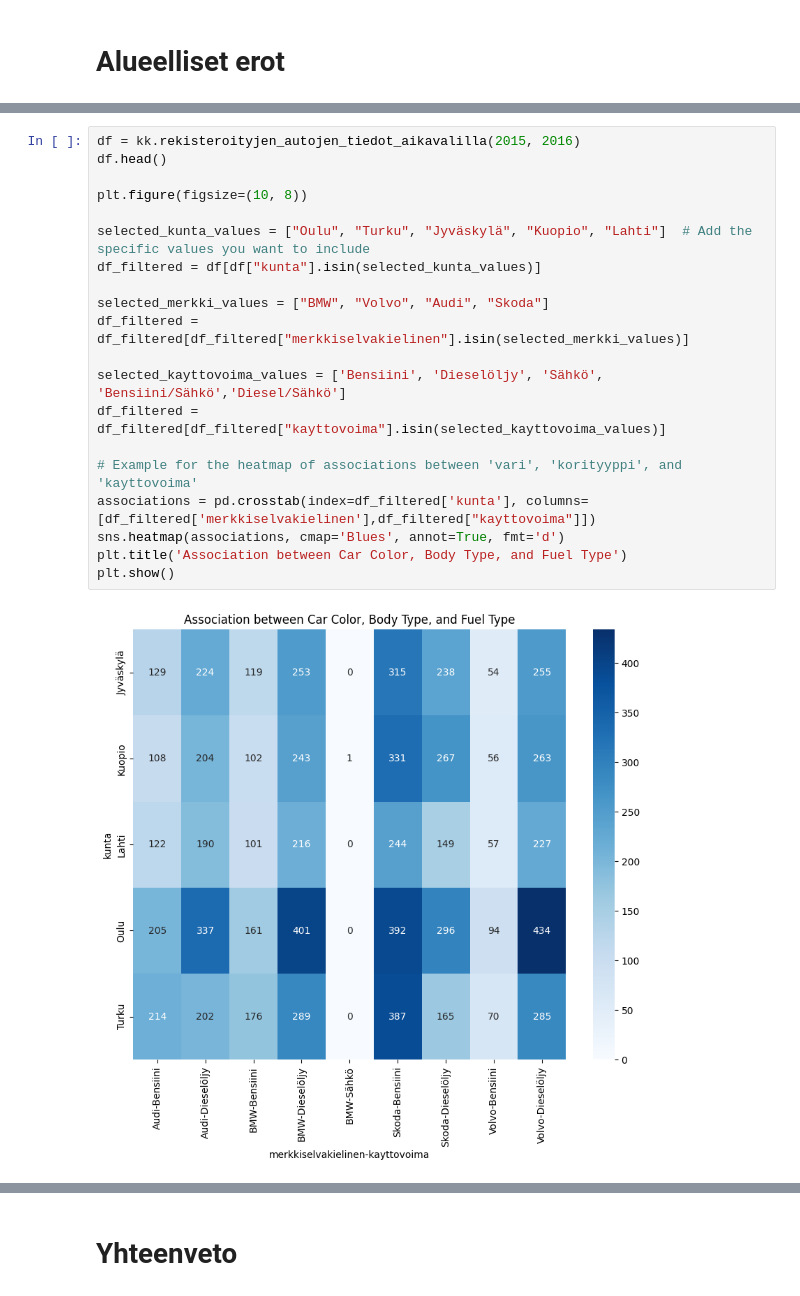
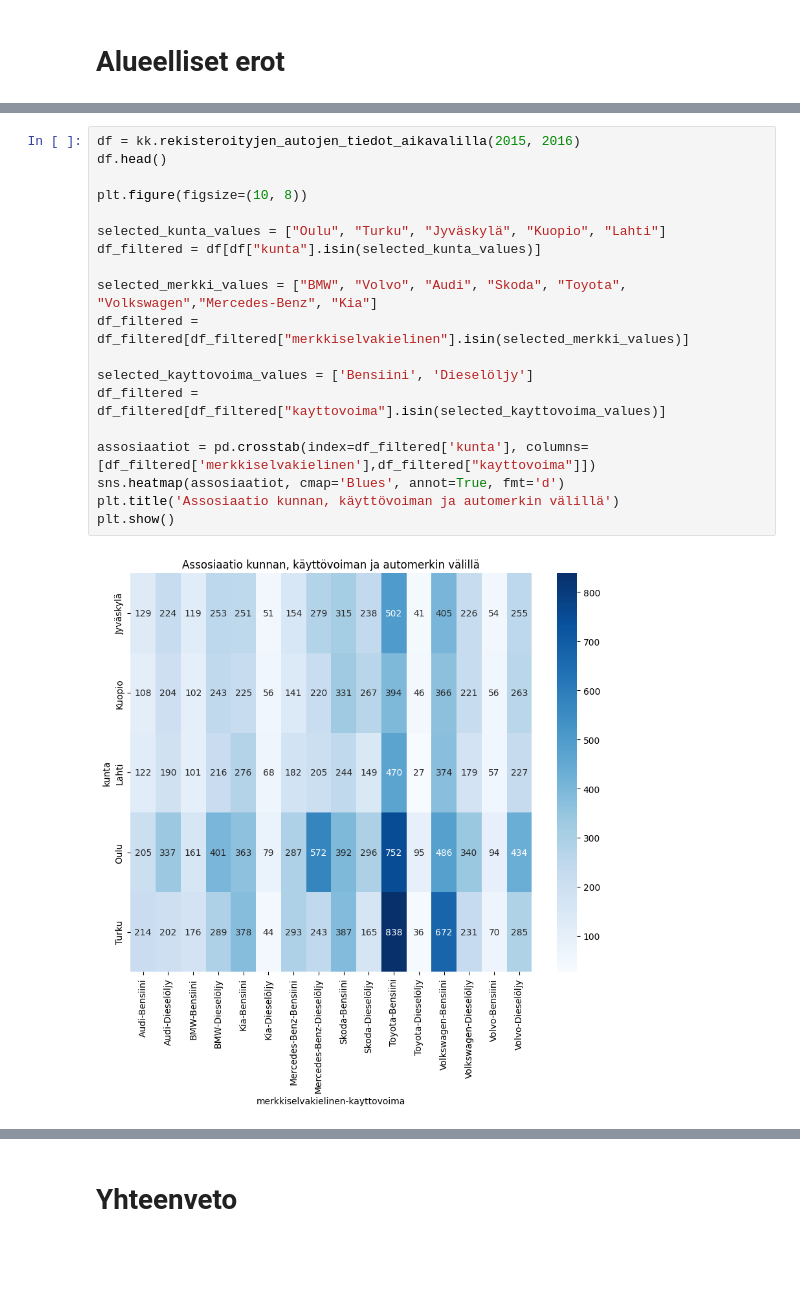
Before and after one commit to GouchinHub/TJTS4901, a Jupyter notebook: harjoitustyo.ipynb, the cells around one changed output, grey strips where cells are left out. Cells and saved outputs as stored; diff of their text form; blank space fills up the shorter version.

```diff
--- a/harjoitustyo.ipynb
+++ b/harjoitustyo.ipynb
@@ -263,22 +175,21 @@ Cursor created successfully
 # %%
 df = kk.rekisteroityjen_autojen_tiedot_aikavalilla(2015, 2016)
 df.head()
 
 plt.figure(figsize=(10, 8))
 
-selected_kunta_values = ["Oulu", "Turku", "Jyväskylä", "Kuopio", "Lahti"]  # Add the specific values you want to include
+selected_kunta_values = ["Oulu", "Turku", "Jyväskylä", "Kuopio", "Lahti"]
 df_filtered = df[df["kunta"].isin(selected_kunta_values)]
 
-selected_merkki_values = ["BMW", "Volvo", "Audi", "Skoda"]
+selected_merkki_values = ["BMW", "Volvo", "Audi", "Skoda", "Toyota", "Volkswagen","Mercedes-Benz", "Kia"]
 df_filtered = df_filtered[df_filtered["merkkiselvakielinen"].isin(selected_merkki_values)]
 
-selected_kayttovoima_values = ['Bensiini', 'Dieselöljy', 'Sähkö', 'Bensiini/Sähkö','Diesel/Sähkö']
+selected_kayttovoima_values = ['Bensiini', 'Dieselöljy']
 df_filtered = df_filtered[df_filtered["kayttovoima"].isin(selected_kayttovoima_values)]
 
-# Example for the heatmap of associations between 'vari', 'korityyppi', and 'kayttovoima'
-associations = pd.crosstab(index=df_filtered['kunta'], columns=[df_filtered['merkkiselvakielinen'],df_filtered["kayttovoima"]])
-sns.heatmap(associations, cmap='Blues', annot=True, fmt='d')
-plt.title('Association between Car Color, Body Type, and Fuel Type')
+assosiaatiot = pd.crosstab(index=df_filtered['kunta'], columns=[df_filtered['merkkiselvakielinen'],df_filtered["kayttovoima"]])
+sns.heatmap(assosiaatiot, cmap='Blues', annot=True, fmt='d')
+plt.title('Assosiaatio kunnan, käyttövoiman ja automerkin välillä')
 plt.show()
 # %% [output]
-[figure, old version]
+[figure, new version]
```
Also changed, not shown: parts of 15 cells of this notebook, 1 other file.
